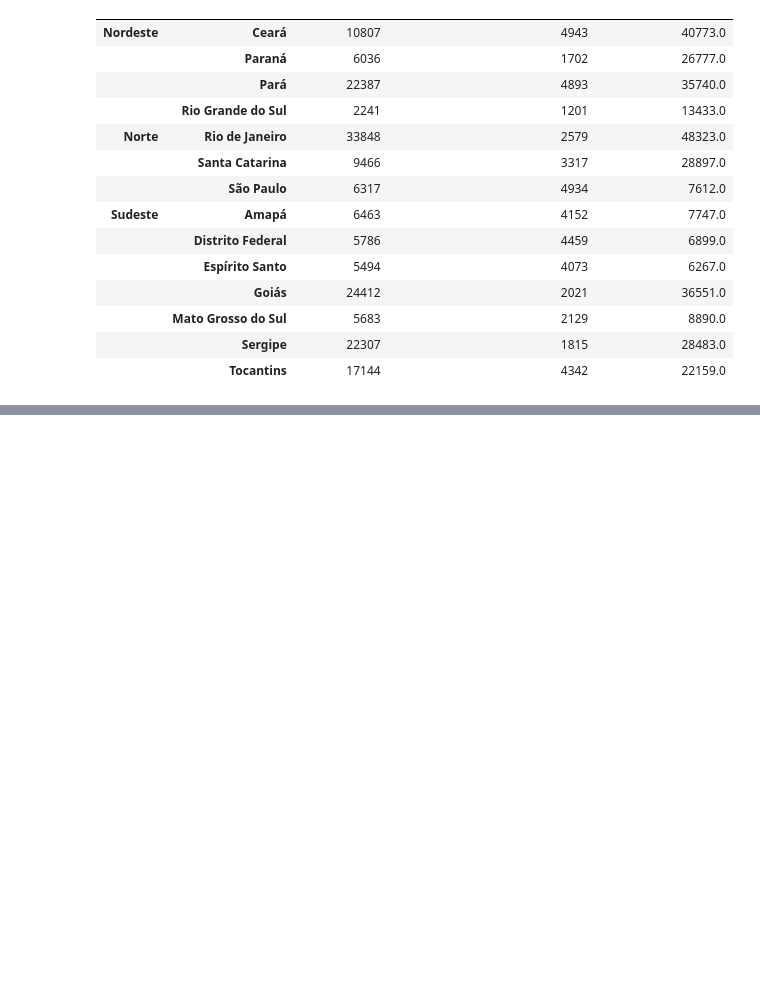
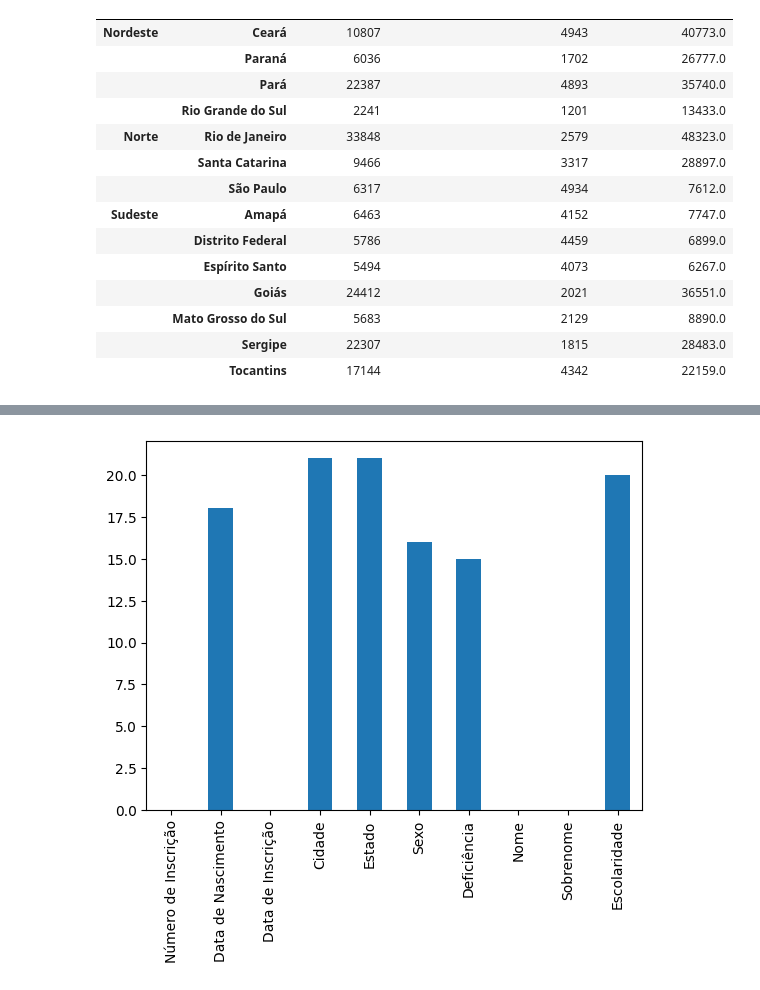
Before and after one commit to dsreliete/Womakerscode-DA-colabs, a Jupyter notebook: [Notebook]_Python_para_Dados_Pandas.ipynb, the cells around one changed output, grey strips where cells are left out. Saved outputs shown, nothing was run; the diff lists cells and outputs as text; code cells hidden in the pictures; blank space fills up the shorter version.

```diff
--- a/[Notebook]_Python_para_Dados_Pandas.ipynb
+++ b/[Notebook]_Python_para_Dados_Pandas.ipynb
@@ -1057,0 +1155,5 @@ df_5.iloc[0:3, :4] #busca igual de lista: o ultimo menos 1
+# %%
+df_respostas.isna().sum().plot(kind='bar')
+plt.show()
+# %% [output]
+[figure, added]
```
Also changed, not shown: parts of 17 cells of this notebook.
